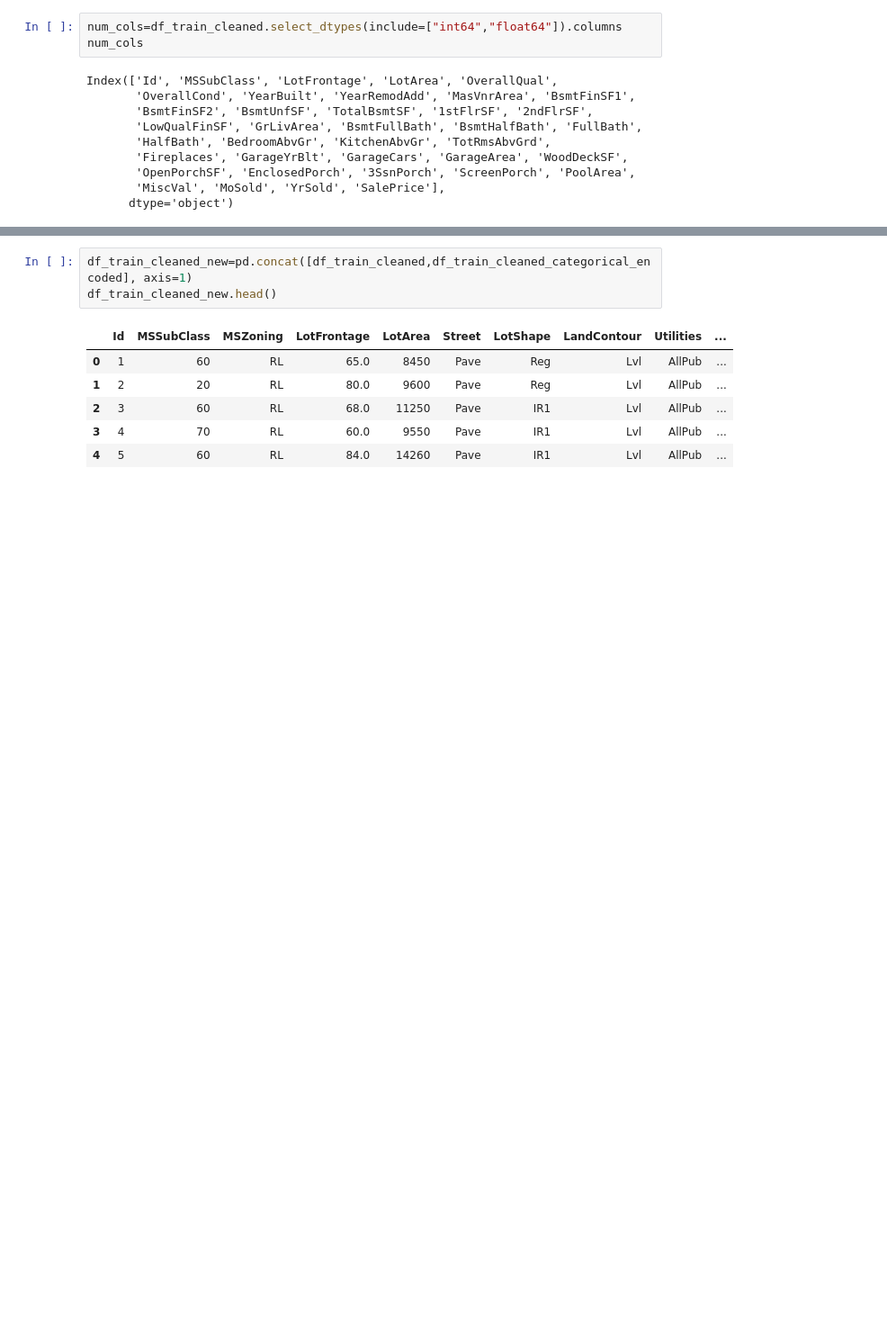
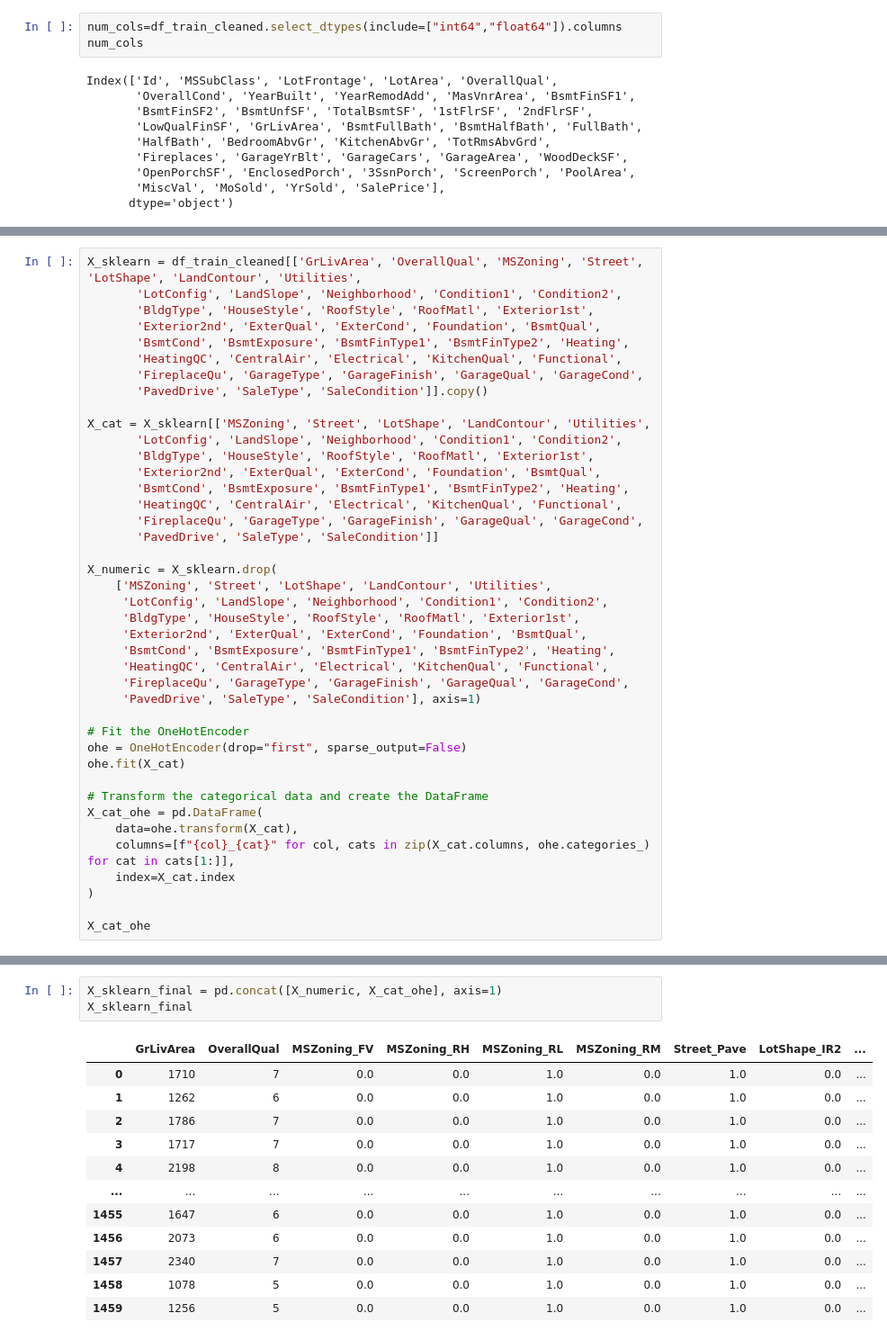
Before and after one commit to Angela-Mukulu-Mwanzia/Phase_3_House-Prices_Feature_engineering, a Jupyter notebook: Index_Gilbert.ipynb, the cells around one changed output, grey strips where cells are left out. Shown at 90% size. Drawn from its saved outputs; the diff is of its cells as text; blank space fills up the shorter version.

```diff
--- a/Index_Gilbert.ipynb
+++ b/Index_Gilbert.ipynb
@@ -366,0 +434,41 @@ df_train_cleaned_categorical_encoded.head()
+# %%
+X_sklearn = df_train_cleaned[['GrLivArea', 'OverallQual', 'MSZoning', 'Street', 'LotShape', 'LandContour', 'Utilities',
+       'LotConfig', 'LandSlope', 'Neighborhood', 'Condition1', 'Condition2',
+       'BldgType', 'HouseStyle', 'RoofStyle', 'RoofMatl', 'Exterior1st',
+       'Exterior2nd', 'ExterQual', 'ExterCond', 'Foundation', 'BsmtQual',
+       'BsmtCond', 'BsmtExposure', 'BsmtFinType1', 'BsmtFinType2', 'Heating',
+       'HeatingQC', 'CentralAir', 'Electrical', 'KitchenQual', 'Functional',
+       'FireplaceQu', 'GarageType', 'GarageFinish', 'GarageQual', 'GarageCond',
+       'PavedDrive', 'SaleType', 'SaleCondition']].copy()
+
+X_cat = X_sklearn[['MSZoning', 'Street', 'LotShape', 'LandContour', 'Utilities',
+       'LotConfig', 'LandSlope', 'Neighborhood', 'Condition1', 'Condition2',
+       'BldgType', 'HouseStyle', 'RoofStyle', 'RoofMatl', 'Exterior1st',
+       'Exterior2nd', 'ExterQual', 'ExterCond', 'Foundation', 'BsmtQual',
+       'BsmtCond', 'BsmtExposure', 'BsmtFinType1', 'BsmtFinType2', 'Heating',
+       'HeatingQC', 'CentralAir', 'Electrical', 'KitchenQual', 'Functional',
+       'FireplaceQu', 'GarageType', 'GarageFinish', 'GarageQual', 'GarageCond',
+       'PavedDrive', 'SaleType', 'SaleCondition']]
+
+X_numeric = X_sklearn.drop(
+    ['MSZoning', 'Street', 'LotShape', 'LandContour', 'Utilities',
+     'LotConfig', 'LandSlope', 'Neighborhood', 'Condition1', 'Condition2',
+     'BldgType', 'HouseStyle', 'RoofStyle', 'RoofMatl', 'Exterior1st',
+     'Exterior2nd', 'ExterQual', 'ExterCond', 'Foundation', 'BsmtQual',
+     'BsmtCond', 'BsmtExposure', 'BsmtFinType1', 'BsmtFinType2', 'Heating',
+     'HeatingQC', 'CentralAir', 'Electrical', 'KitchenQual', 'Functional',
+     'FireplaceQu', 'GarageType', 'GarageFinish', 'GarageQual', 'GarageCond',
+     'PavedDrive', 'SaleType', 'SaleCondition'], axis=1)
+
+# Fit the OneHotEncoder
+ohe = OneHotEncoder(drop="first", sparse_output=False)
+ohe.fit(X_cat)
+
+# Transform the categorical data and create the DataFrame
+X_cat_ohe = pd.DataFrame(
+    data=ohe.transform(X_cat),
+    columns=[f"{col}_{cat}" for col, cats in zip(X_cat.columns, ohe.categories_) for cat in cats[1:]],
+    index=X_cat.index
+)
+
+X_cat_ohe
@@ -367,10 +489,16 @@ df_train_cleaned_categorical_encoded.head()
 # %%
-df_train_cleaned_new=pd.concat([df_train_cleaned,df_train_cleaned_categorical_encoded], axis=1)
-df_train_cleaned_new.head()
+X_sklearn_final = pd.concat([X_numeric, X_cat_ohe], axis=1)
+X_sklearn_final
 # %% [output]
-|  | Id | MSSubClass | MSZoning | LotFrontage | LotArea | Street | LotShape | LandContour | Utilities | ... |
-| 0 | 1 | 60 | RL | 65.0 | 8450 | Pave | Reg | Lvl | AllPub | ... |
-| 1 | 2 | 20 | RL | 80.0 | 9600 | Pave | Reg | Lvl | AllPub | ... |
-| 2 | 3 | 60 | RL | 68.0 | 11250 | Pave | IR1 | Lvl | AllPub | ... |
-| 3 | 4 | 70 | RL | 60.0 | 9550 | Pave | IR1 | Lvl | AllPub | ... |
-| 4 | 5 | 60 | RL | 84.0 | 14260 | Pave | IR1 | Lvl | AllPub | ... |
+|  | GrLivArea | OverallQual | MSZoning_FV | MSZoning_RH | MSZoning_RL | MSZoning_RM | Street_Pave | LotShape_IR2 | ... |
+| 0 | 1710 | 7 | 0.0 | 0.0 | 1.0 | 0.0 | 1.0 | 0.0 | ... |
+| 1 | 1262 | 6 | 0.0 | 0.0 | 1.0 | 0.0 | 1.0 | 0.0 | ... |
+| 2 | 1786 | 7 | 0.0 | 0.0 | 1.0 | 0.0 | 1.0 | 0.0 | ... |
+| 3 | 1717 | 7 | 0.0 | 0.0 | 1.0 | 0.0 | 1.0 | 0.0 | ... |
+| 4 | 2198 | 8 | 0.0 | 0.0 | 1.0 | 0.0 | 1.0 | 0.0 | ... |
+| ... | ... | ... | ... | ... | ... | ... | ... | ... | ... |
+| 1455 | 1647 | 6 | 0.0 | 0.0 | 1.0 | 0.0 | 1.0 | 0.0 | ... |
+| 1456 | 2073 | 6 | 0.0 | 0.0 | 1.0 | 0.0 | 1.0 | 0.0 | ... |
+| 1457 | 2340 | 7 | 0.0 | 0.0 | 1.0 | 0.0 | 1.0 | 0.0 | ... |
+| 1458 | 1078 | 5 | 0.0 | 0.0 | 1.0 | 0.0 | 1.0 | 0.0 | ... |
+| 1459 | 1256 | 5 | 0.0 | 0.0 | 1.0 | 0.0 | 1.0 | 0.0 | ... |
```
Also changed, not shown: parts of 14 cells of this notebook.
